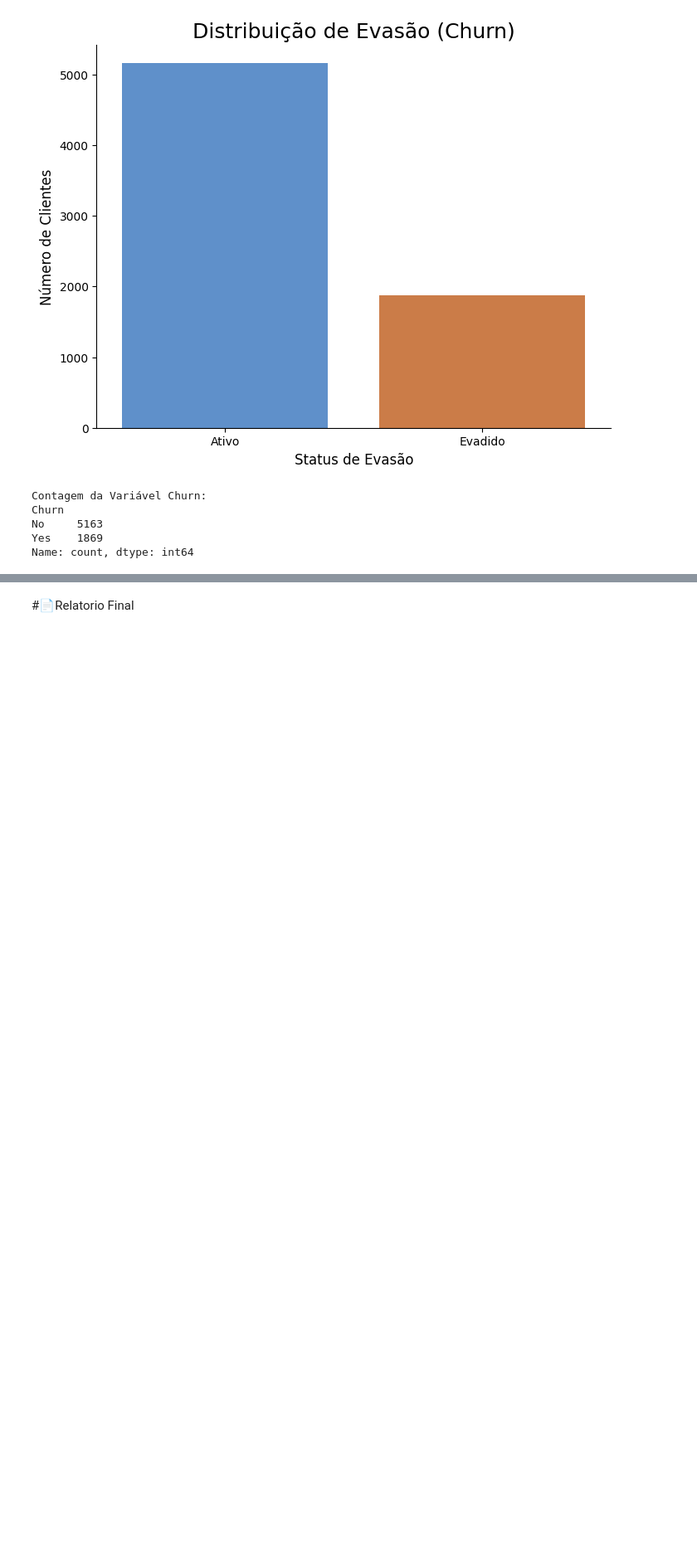
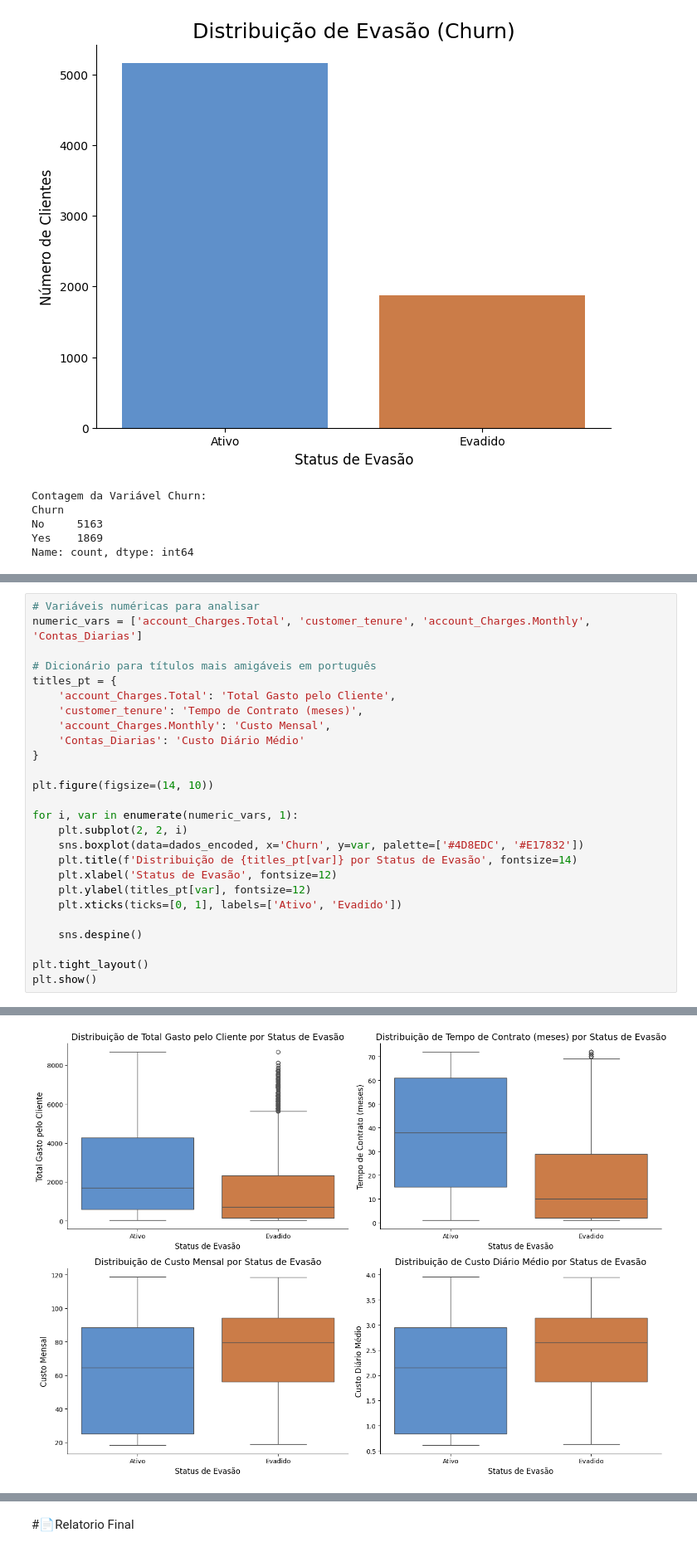
Before and after one commit to ceciliabelem/telecomx_br, a Jupyter notebook: telecomx_br.ipynb, the cells around one changed output, grey strips where cells are left out. Shown at 83% size. Drawn from its saved outputs; the diff is of its cells as text; blank space fills up the shorter version.

```diff
--- a/telecomx_br.ipynb
+++ b/telecomx_br.ipynb
@@ -773,0 +721,27 @@ True                       2117      850
+# %%
+# Variáveis numéricas para analisar
+numeric_vars = ['account_Charges.Total', 'customer_tenure', 'account_Charges.Monthly', 'Contas_Diarias']
+
+# Dicionário para títulos mais amigáveis em português
+titles_pt = {
+    'account_Charges.Total': 'Total Gasto pelo Cliente',
+    'customer_tenure': 'Tempo de Contrato (meses)',
+    'account_Charges.Monthly': 'Custo Mensal',
+    'Contas_Diarias': 'Custo Diário Médio'
+}
+
+plt.figure(figsize=(14, 10))
+
+for i, var in enumerate(numeric_vars, 1):
+    plt.subplot(2, 2, i)
+    sns.boxplot(data=dados_encoded, x='Churn', y=var, palette=['#4D8EDC', '#E17832'])
+    plt.title(f'Distribuição de {titles_pt[var]} por Status de Evasão', fontsize=14)
+    plt.xlabel('Status de Evasão', fontsize=12)
+    plt.ylabel(titles_pt[var], fontsize=12)
+    plt.xticks(ticks=[0, 1], labels=['Ativo', 'Evadido'])
+
+    sns.despine()
+
+plt.tight_layout()
+plt.show()
+# %% [output]
@@ -773,0 +763 @@ True                       2117      850
+[figure, added]
```
Also changed, not shown: parts of 14 cells of this notebook.
